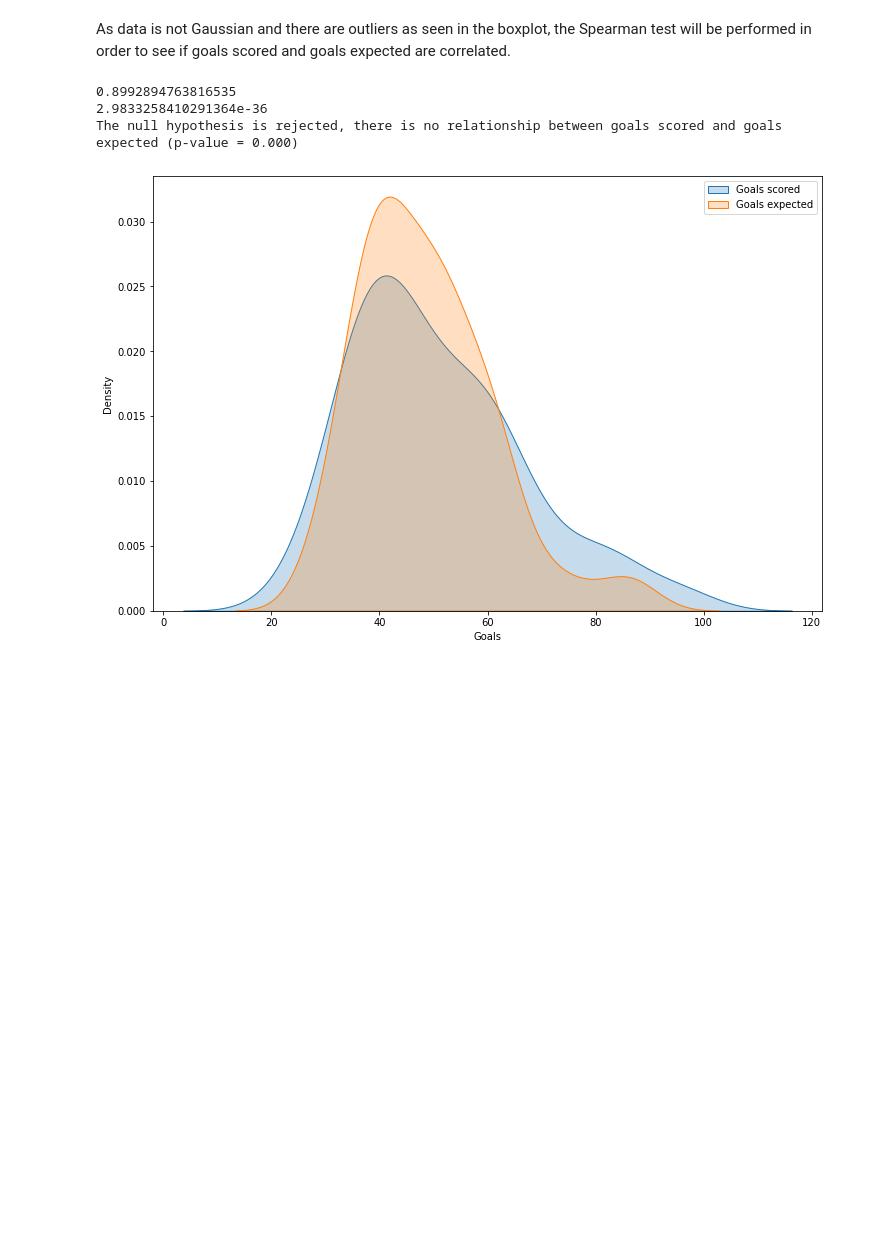
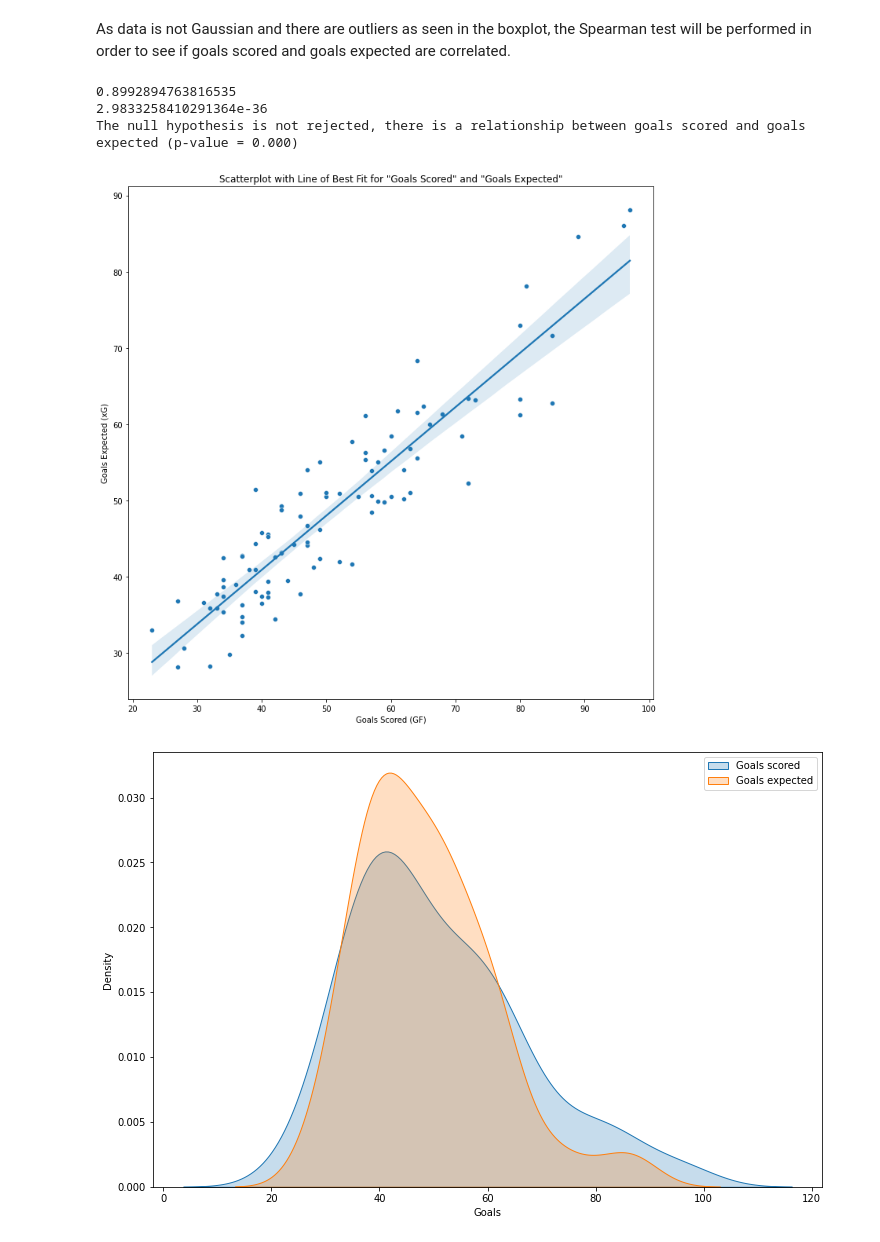
Before and after one commit to ddenebb/hipotesis_testing, a Jupyter notebook: Tasca_M5_T01.ipynb, the cells around one changed output. Saved outputs shown, nothing was run; the diff lists cells and outputs as text; code cells hidden in the pictures; blank space fills up the shorter version.

```diff
--- a/Tasca_M5_T01.ipynb
+++ b/Tasca_M5_T01.ipynb
@@ -280,14 +280,35 @@ print(p_value)
 
 # interpret results
 alpha = 0.05
-if p_value > alpha:
+if p_value < alpha:
     print("The null hypothesis is not rejected, there is a relationship between goals scored and goals expected (p-value = {:.3f})".format(p_value))
 else:
     print("The null hypothesis is rejected, there is no relationship between goals scored and goals expected (p-value = {:.3f})".format(p_value))
 # %% [output]
 0.8992894763816535
 2.9833258410291364e-36
-The null hypothesis is rejected, there is no relationship between goals scored and goals expected (p-value = 0.000)
+The null hypothesis is not rejected, there is a relationship between goals scored and goals expected (p-value = 0.000)
+# %%
+#Set figure size
+plt.figure(figsize=(12,12))
+# Combine the two attributes into one dataframe
+data = pd.DataFrame({'GF': gf, 'xG': xg})
+
+# Plot the scatterplot
+sns.scatterplot(x='GF', y='xG', data=data)
+
+# Plot the line of best fit
+sns.regplot(x='GF', y='xG', data=data, scatter=False)
+
+# Add labels and title
+plt.xlabel('Goals Scored (GF)')
+plt.ylabel('Goals Expected (xG)')
+plt.title('Scatterplot with Line of Best Fit for "Goals Scored" and "Goals Expected"')
+
+# Show the plot
+plt.show()
+# %% [output]
+[figure, added]
 # %%
 #Define figure size
 plt.figure(figsize=(12,8))
```
Also changed, not shown: parts of 1 cell of this notebook.
